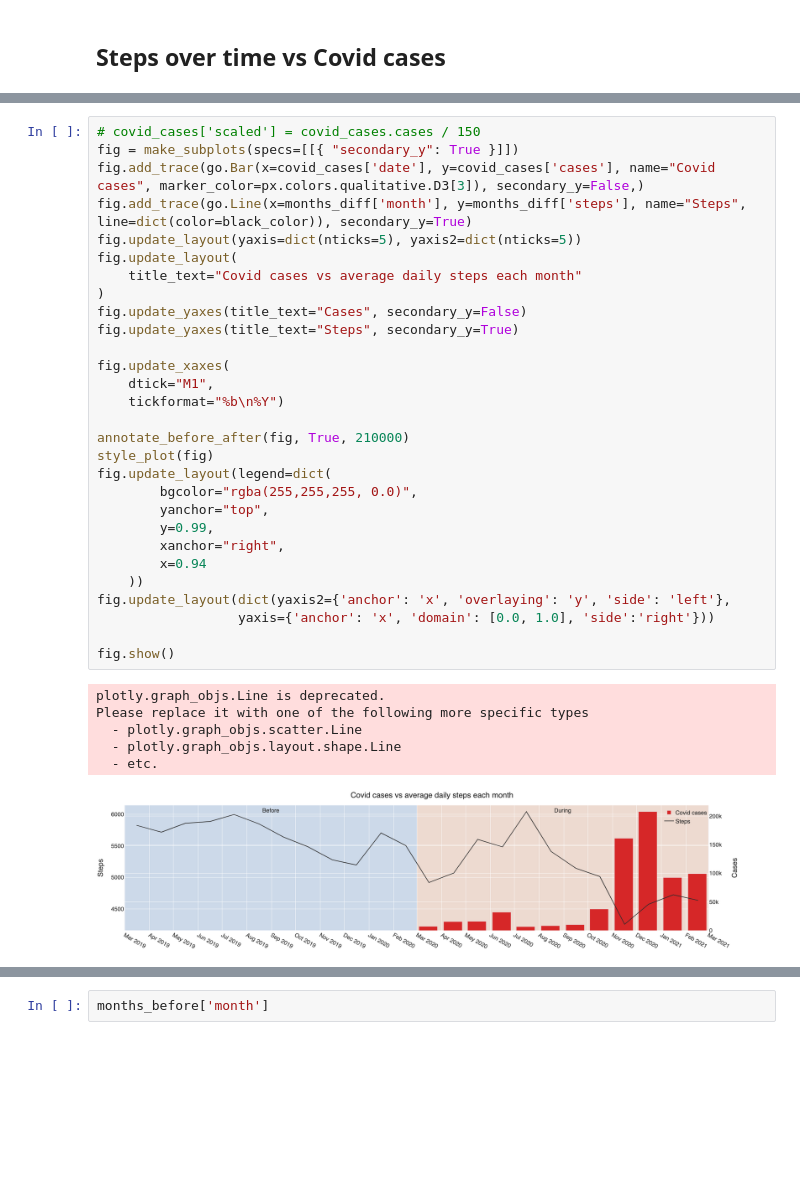
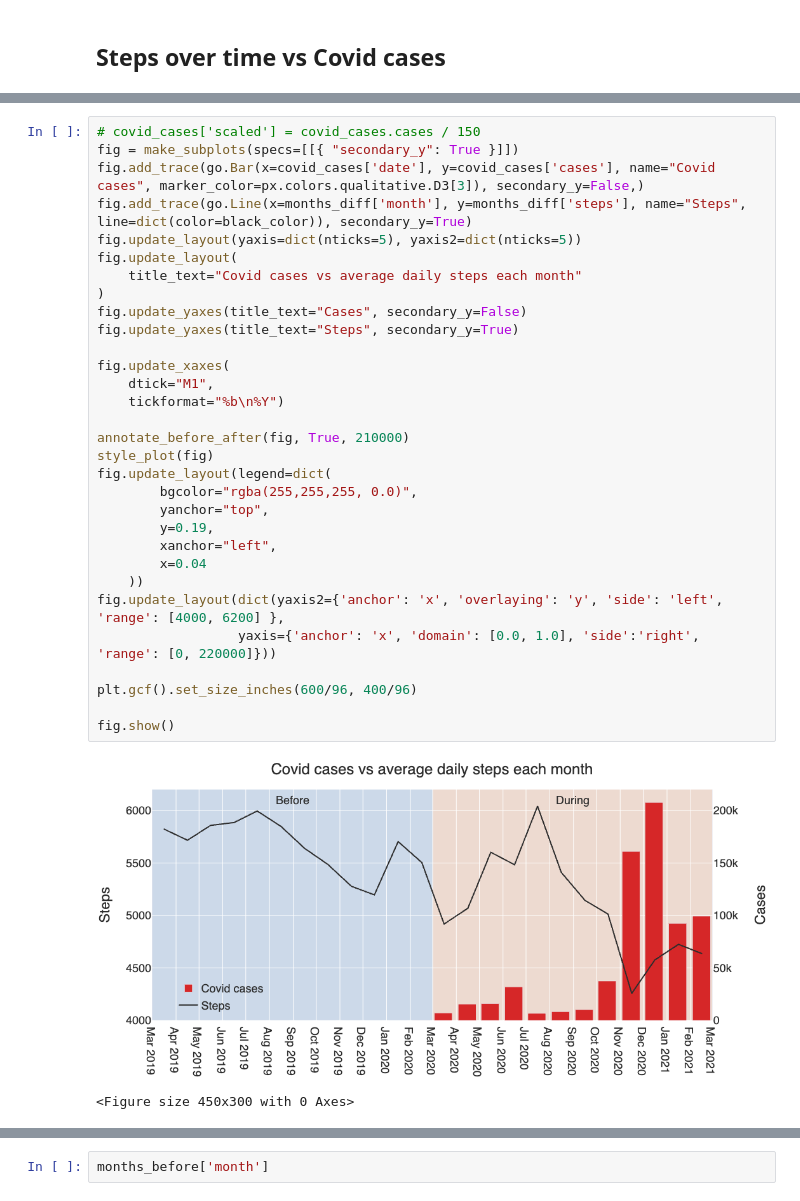
Before and after one commit to hci-gu/wfh-movement-jupyter, a Jupyter notebook: notebooks/MonthlyChange.ipynb, the cells around one changed output, grey strips where cells are left out. Cells and saved outputs as stored; diff of their text form; blank space fills up the shorter version.

```diff
--- a/notebooks/MonthlyChange.ipynb
+++ b/notebooks/MonthlyChange.ipynb
@@ -155,39 +157,37 @@ fig.show()
 # %%
 # covid_cases['scaled'] = covid_cases.cases / 150
 fig = make_subplots(specs=[[{ "secondary_y": True }]])
 fig.add_trace(go.Bar(x=covid_cases['date'], y=covid_cases['cases'], name="Covid cases", marker_color=px.colors.qualitative.D3[3]), secondary_y=False,)
 fig.add_trace(go.Line(x=months_diff['month'], y=months_diff['steps'], name="Steps", line=dict(color=black_color)), secondary_y=True)
 fig.update_layout(yaxis=dict(nticks=5), yaxis2=dict(nticks=5))
 fig.update_layout(
     title_text="Covid cases vs average daily steps each month"
 )
 fig.update_yaxes(title_text="Cases", secondary_y=False)
 fig.update_yaxes(title_text="Steps", secondary_y=True)
 
 fig.update_xaxes(
     dtick="M1",
     tickformat="%b\n%Y")
 
 annotate_before_after(fig, True, 210000)
 style_plot(fig)
 fig.update_layout(legend=dict(
         bgcolor="rgba(255,255,255, 0.0)",
         yanchor="top",
-        y=0.99,
-        xanchor="right",
-        x=0.94
+        y=0.19,
+        xanchor="left",
+        x=0.04
     ))
-fig.update_layout(dict(yaxis2={'anchor': 'x', 'overlaying': 'y', 'side': 'left'},
-                  yaxis={'anchor': 'x', 'domain': [0.0, 1.0], 'side':'right'}))
+fig.update_layout(dict(yaxis2={'anchor': 'x', 'overlaying': 'y', 'side': 'left', 'range': [4000, 6200] },
+                  yaxis={'anchor': 'x', 'domain': [0.0, 1.0], 'side':'right', 'range': [0, 220000]}))
+
+plt.gcf().set_size_inches(600/96, 400/96)
 
 fig.show()
 # %% [output]
+[figure, new version]
-plotly.graph_objs.Line is deprecated.
-Please replace it with one of the following more specific types
-  - plotly.graph_objs.scatter.Line
-  - plotly.graph_objs.layout.shape.Line
-  - etc.
+<Figure size 450x300 with 0 Axes>
-[figure, old version]
 # %%
 steps = go.Line(x=months_diff['month'], y=months_diff['diff'], name="Steps difference", mode="lines", line=dict(color=px.colors.qualitative.T10[1]))
 cases = go.Bar(x=covid_cases['date'], y=covid_cases['cases'], name="Covid cases", yaxis='y2', marker_color=px.colors.qualitative.T10[0])
```
Also changed, not shown: parts of 11 cells of this notebook, 4 other files.
